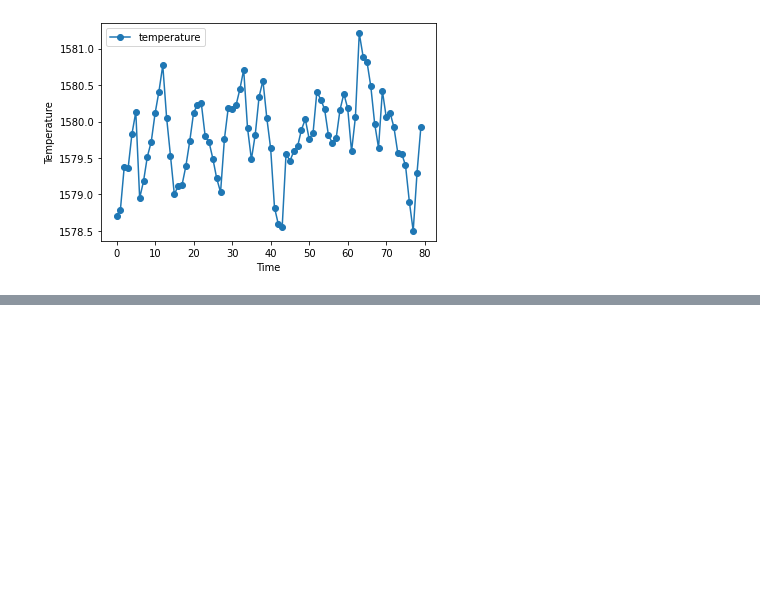
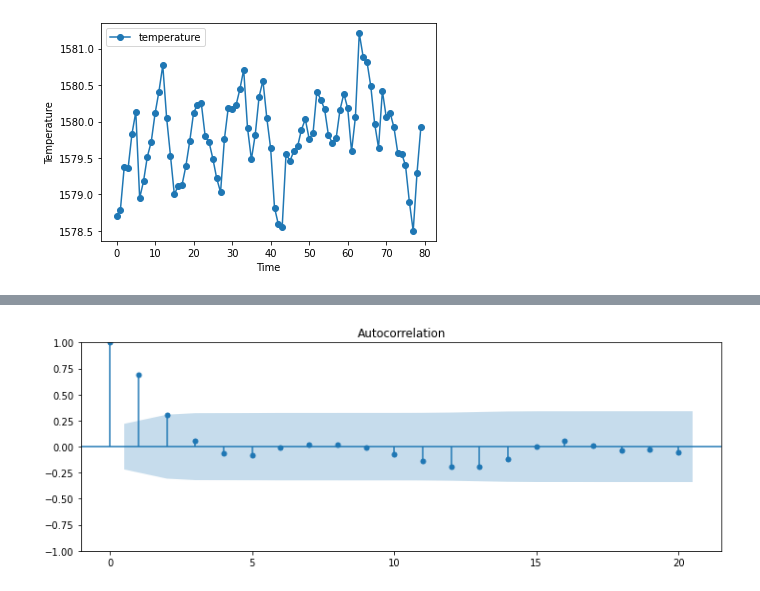
Before and after one commit to tadatoshi/time_series_plot_auto_analysis, a Jupyter notebook: notebooks/ceramic_furnace.ipynb, the cells around one changed output, grey strips where cells are left out. Cells and saved outputs as stored; diff of their text form; code cells hidden in the pictures; blank space fills up the shorter version.

```diff
--- a/notebooks/ceramic_furnace.ipynb
+++ b/notebooks/ceramic_furnace.ipynb
@@ -48,0 +138,6 @@ df.plot(marker='o', xlabel='Time', ylabel='Temperature')
+# %%
+fig = plt.figure(figsize=(12, 4))
+ax = fig.add_subplot()
+_ = sm.graphics.tsa.plot_acf(df, lags=20, ax=ax).savefig("../plots/ceramic_furnace_acf.png")
+# %% [output]
+[figure, added]
```
Also changed, not shown: parts of 12 cells of this notebook, 1 other file.
